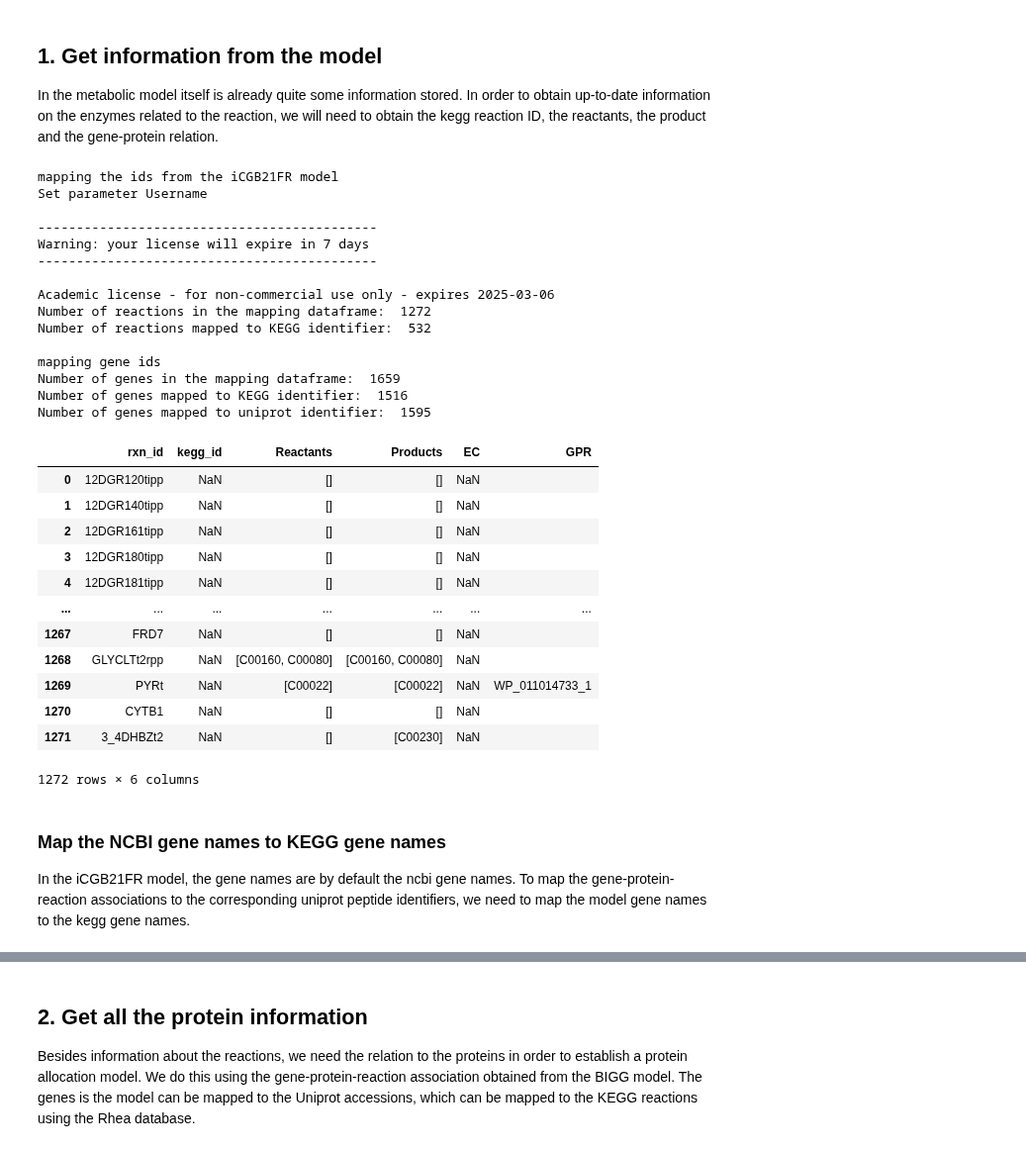
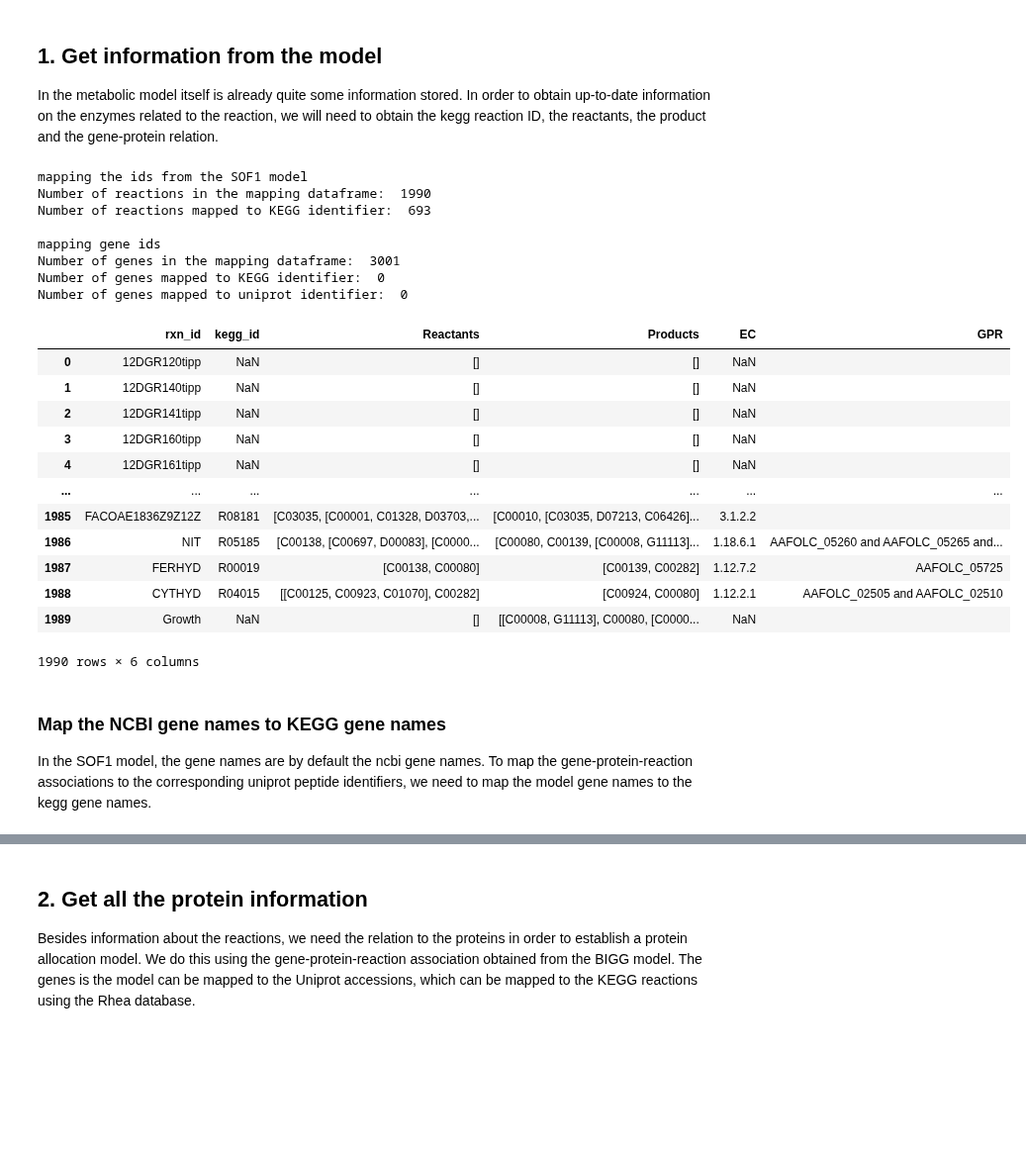
Before and after one commit to AzizBenA/iABA974_SoF1_GEM, a Jupyter notebook: jupyter_notebooks/PAM_parametrization_iABA974.ipynb, the cells around one changed output, grey strips where cells are left out. Shown at 99% size. Drawn from its saved outputs; the diff is of its cells as text; code cells hidden in the pictures; blank space fills up the shorter version.

```diff
--- a/jupyter_notebooks/PAM_parametrization_iABA974.ipynb
+++ b/jupyter_notebooks/PAM_parametrization_iABA974.ipynb
@@ -83,6 +87,16 @@ locustag_regex =r'(?:WP_\d+_\d+|lcl_NC_\d+_\d+_prot_(?:WP_\d+_\d+_\d+|\d+)|[cC]g
 ## 1. Get information from the model
 
 In the metabolic model itself is already quite some information stored. In order to obtain up-to-date information on the enzymes related to the reaction, we will need to obtain the kegg reaction ID, the reactants, the product and the gene-protein relation.
+# %%
+# Define the base directory where models are stored
+base_dir = Path.home() / "Documents" / "PhD" / "10-19 Research" / "11 Data" / "11.09_Models"
+
+def load_model(subfolder, filename):
+    """Load an SBML model from a given subfolder and filename."""
+    model_path = base_dir / subfolder / filename
+    return read_sbml_model(str(model_path))
+
+model = load_model("Manual_curation/Energy_consumption", "250409_iABA974_mergem.sbml")
 # %%
 def create_id_mapper_from_model(model):
     #make a id mapping and create a mapping dataframe
@@ -128,62 +142,55 @@ def create_gene_id_mapper_df(model):
     for rxn in model.reactions:
         for gene in rxn.genes:
             row = [rxn.id, gene.id]
             for dbxref in ['uniprot', 'kegg.genes','ncbiprotein']:
                 if dbxref in gene.annotation:
                     row.append(gene.annotation[dbxref])
                 else:
                     row.append(np.nan)
             mapper_df.loc[len(mapper_df)] = row
 
     #need to split of cgb: in front of kegg.gene id
     mapper_df['kegg_gene'] = mapper_df['kegg_gene'].apply(
     lambda gene: gene.split(':')[1] if isinstance(gene, str) and ':' in gene else gene
     )
     print('Number of genes in the mapping dataframe: ',len(mapper_df))
     print('Number of genes mapped to KEGG identifier: ', len(mapper_df.kegg_gene.dropna()))
     print('Number of genes mapped to uniprot identifier: ', len(mapper_df.uniprot_id.dropna()))
     return mapper_df
 
 
-print('mapping the ids from the iCGB21FR model')
-model =read_sbml_model(MODEL_FILE_PATH)
+print('mapping the ids from the SOF1 model')
+
 id_mapper = create_id_mapper_from_model(model)
 print('\nmapping gene ids')
 gene_id_mapper = create_gene_id_mapper_df(model)
 id_mapper
 # %% [output]
-mapping the ids from the iCGB21FR model
-Set parameter Username
-
---------------------------------------------
-Warning: your license will expire in 7 days
---------------------------------------------
-
-Academic license - for non-commercial use only - expires 2025-03-06
-Number of reactions in the mapping dataframe:  1272
-Number of reactions mapped to KEGG identifier:  532
+mapping the ids from the SOF1 model
+Number of reactions in the mapping dataframe:  1990
+Number of reactions mapped to KEGG identifier:  693
 
 mapping gene ids
-Number of genes in the mapping dataframe:  1659
-Number of genes mapped to KEGG identifier:  1516
-Number of genes mapped to uniprot identifier:  1595
+Number of genes in the mapping dataframe:  3001
+Number of genes mapped to KEGG identifier:  0
+Number of genes mapped to uniprot identifier:  0
 |  | rxn_id | kegg_id | Reactants | Products | EC | GPR |
 | 0 | 12DGR120tipp | NaN | [] | [] | NaN |  |
 | 1 | 12DGR140tipp | NaN | [] | [] | NaN |  |
-| 2 | 12DGR161tipp | NaN | [] | [] | NaN |  |
-| 3 | 12DGR180tipp | NaN | [] | [] | NaN |  |
-| 4 | 12DGR181tipp | NaN | [] | [] | NaN |  |
+| 2 | 12DGR141tipp | NaN | [] | [] | NaN |  |
+| 3 | 12DGR160tipp | NaN | [] | [] | NaN |  |
+| 4 | 12DGR161tipp | NaN | [] | [] | NaN |  |
 | ... | ... | ... | ... | ... | ... | ... |
-| 1267 | FRD7 | NaN | [] | [] | NaN |  |
-| 1268 | GLYCLTt2rpp | NaN | [C00160, C00080] | [C00160, C00080] | NaN |  |
-| 1269 | PYRt | NaN | [C00022] | [C00022] | NaN | WP_011014733_1 |
-| 1270 | CYTB1 | NaN | [] | [] | NaN |  |
-| 1271 | 3_4DHBZt2 | NaN | [] | [C00230] | NaN |  |
+| 1985 | FACOAE1836Z9Z12Z | R08181 | [C03035, [C00001, C01328, D03703,... | [C00010, [C03035, D07213, C06426]... | 3.1.2.2 |  |
+| 1986 | NIT | R05185 | [C00138, [C00697, D00083], [C0000... | [C00080, C00139, [C00008, G11113]... | 1.18.6.1 | AAFOLC_05260 and AAFOLC_05265 and... |
+| 1987 | FERHYD | R00019 | [C00138, C00080] | [C00139, C00282] | 1.12.7.2 | AAFOLC_05725 |
+| 1988 | CYTHYD | R04015 | [[C00125, C00923, C01070], C00282] | [C00924, C00080] | 1.12.2.1 | AAFOLC_02505 and AAFOLC_02510 |
+| 1989 | Growth | NaN | [] | [[C00008, G11113], C00080, [C0000... | NaN |  |
-1272 rows × 6 columns
+1990 rows × 6 columns
 # %% [markdown]
 ### Map the NCBI gene names to KEGG gene names
 
-In the iCGB21FR model, the gene names are by default the ncbi gene names. To map the gene-protein-reaction associations to the corresponding uniprot peptide identifiers, we need to map the model gene names to the kegg gene names.
+In the SOF1 model, the gene names are by default the ncbi gene names. To map the gene-protein-reaction associations to the corresponding uniprot peptide identifiers, we need to map the model gene names to the kegg gene names.
 # %%
 gene_mapper = gene_id_mapper[['gene_id', 'kegg_gene']].set_index('gene_id').to_dict()['kegg_gene']
 # %%
```
Also changed, not shown: parts of 14 cells of this notebook, 3 other files.
